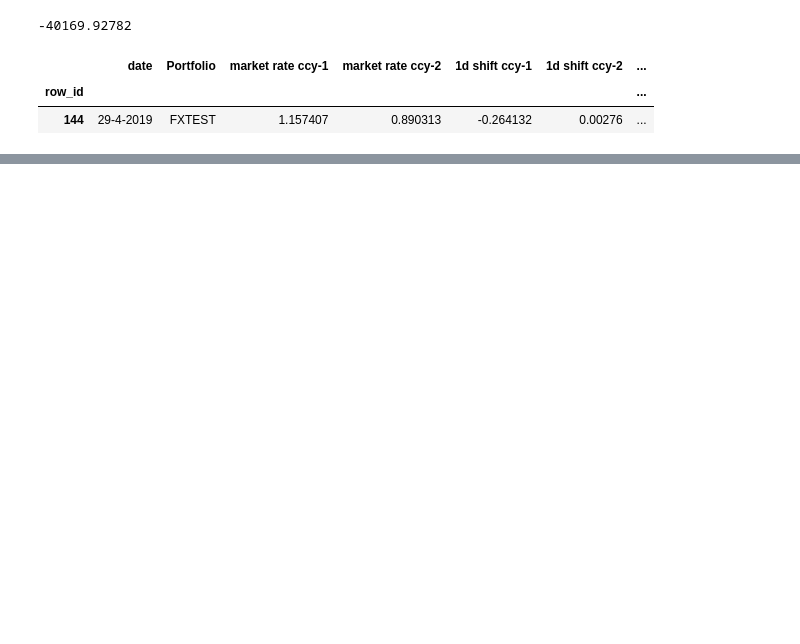
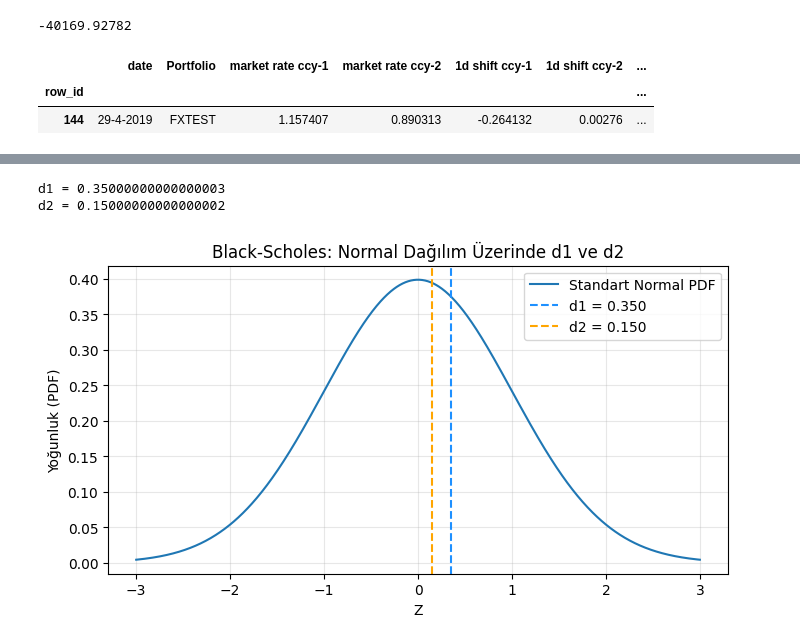
Before and after one commit to esratpb/TRM_engine_interview, a Jupyter notebook: Untitled-1.ipynb, the cells around one changed output, grey strips where cells are left out. Saved outputs shown, nothing was run; the diff lists cells and outputs as text; code cells hidden in the pictures; blank space fills up the shorter version.

```diff
--- a/Untitled-1.ipynb
+++ b/Untitled-1.ipynb
@@ -63,0 +300,40 @@ df_market_rate[df_market_rate['Total PnL FXTEST Total PnL vector'] == min(df_mar
+# %%
+import numpy as np
+import matplotlib.pyplot as plt
+from scipy.stats import norm
+
+# Black-Scholes parametreleri
+S0 = 100      # Spot fiyat
+K  = 100      # Strike
+r  = 0.05     # Risksiz faiz (yıllık)
+sigma = 0.20  # Volatilite (yıllık)
+T  = 1.0      # Vade (yıl)
+
+# 1) d1 ve d2 hesapla
+d1 = (np.log(S0 / K) + (r + 0.5 * sigma**2) * T) / (sigma * np.sqrt(T))
+d2 = d1 - sigma * np.sqrt(T)
+
+print("d1 =", d1)
+print("d2 =", d2)
+
+# 2) Normal dağılım eğrisi
+x = np.linspace(-3, 3, 1000)
+pdf = norm.pdf(x)
+
+plt.figure(figsize=(8,4))
+plt.plot(x, pdf, label="Standart Normal PDF")
+
+# 3) d1 ve d2 çizgileri
+plt.axvline(d1, color="dodgerblue", linestyle="--", label=f"d1 = {d1:.3f}")
+plt.axvline(d2, color="orange", linestyle="--", label=f"d2 = {d2:.3f}")
+
+plt.title("Black-Scholes: Normal Dağılım Üzerinde d1 ve d2")
+plt.xlabel("Z")
+plt.ylabel("Yoğunluk (PDF)")
+plt.legend()
+plt.grid(True, alpha=0.3)
+plt.show()
+# %% [output]
+d1 = 0.35000000000000003
+d2 = 0.15000000000000002
+[figure, added]
```
Also changed, not shown: parts of 19 cells of this notebook, 1 other file.
